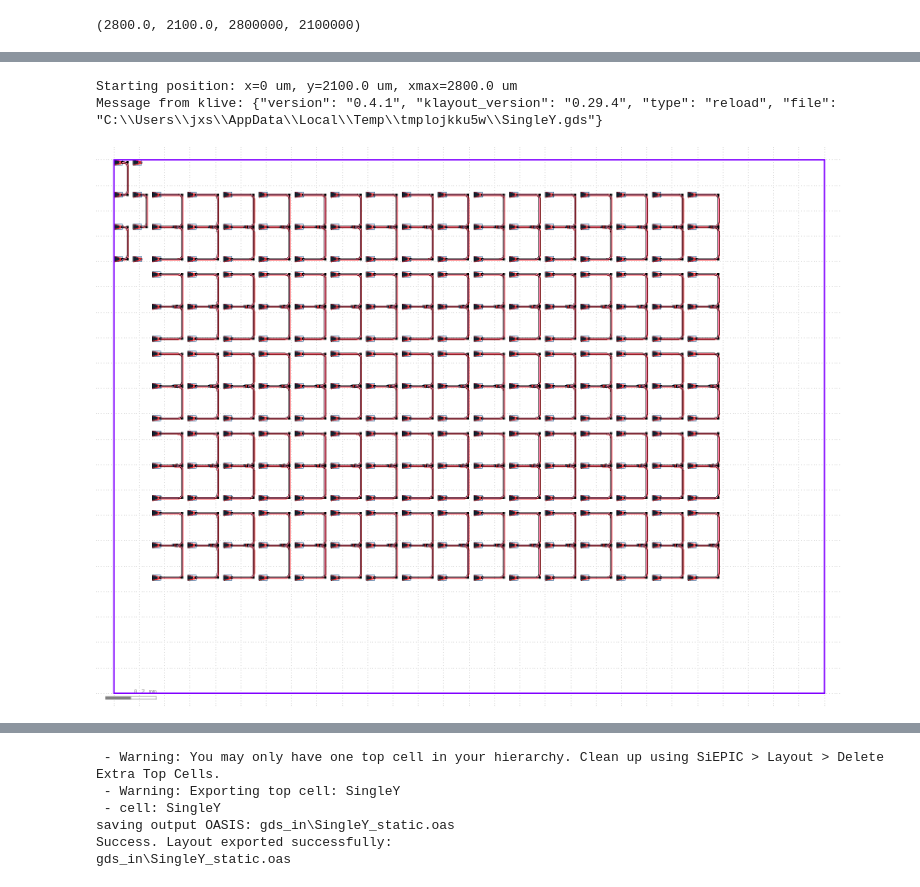
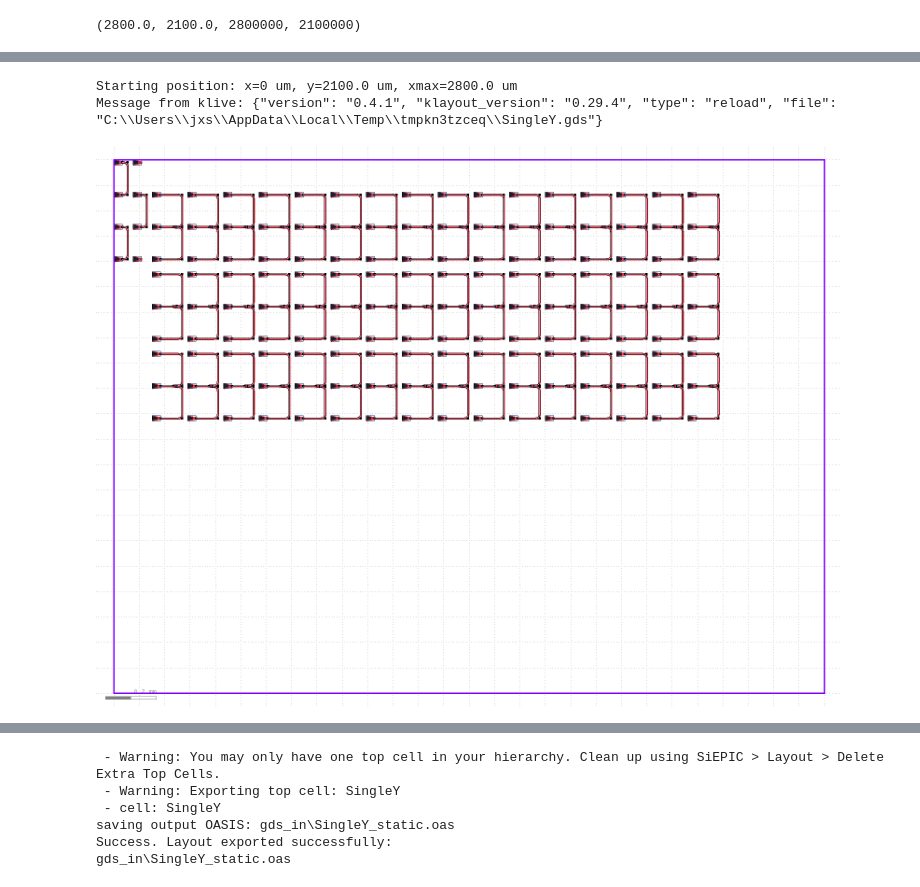
Before and after one commit to songjinx33/SiEPIC-Klayout-in-VSCode, a Jupyter notebook: floorplan_2603/ybranch_singleY.ipynb, the cells around one changed output, grey strips where cells are left out. Cells and saved outputs as stored; diff of their text form; code cells hidden in the pictures.

```diff
--- a/floorplan_2603/ybranch_singleY.ipynb
+++ b/floorplan_2603/ybranch_singleY.ipynb
@@ -611,7 +620,7 @@ device_cell_name_sequence = [
     # "ebeam_ybranch_te1550",
 ]
 
-N_repeat = 10
+N_repeat = 6
 x_initial = x
 
 for r in range(1, N_repeat + 1):
@@ -620,35 +629,35 @@ for r in range(1, N_repeat + 1):
         label = device_prefix+device_label_area+f"_{cellname}"
 
         x, y, xmax = ArbSplitter_single(
             x_pos_GC=x,
             y_pos_GC=y,
             x_initial=x_initial,
             cellname=cellname,
             device_label=label,
             xmax=xmax,
             num_gc=3,                  # or another number you want
             device_cell_name=dev_name,
             device_library=lib_name,
             device_params=None,
             device_rotation=pya.Trans.R0,
             device_x=None,
             device_y=None,
             device_port_in="opt1",
             device_port_out="opt2",
             gc_ports=None,
             wg_type=None,
             x_spacing=20.0,
             row_spacing=None,
             routing_to_device=None,
             routing_from_device=None,
         )
 
 top_cell.show()
 top_cell.plot()
 # %% [output]
 Starting position: x=0 um, y=2100.0 um, xmax=2800.0 um
-Message from klive: {"version": "0.4.1", "klayout_version": "0.29.4", "type": "reload", "file": "C:\\Users\\jxs\\AppData\\Local\\Temp\\tmplojkku5w\\SingleY.gds"}
+Message from klive: {"version": "0.4.1", "klayout_version": "0.29.4", "type": "reload", "file": "C:\\Users\\jxs\\AppData\\Local\\Temp\\tmpkn3tzceq\\SingleY.gds"}
-[figure, old version]
+[figure, new version]
 # %%
 
 # Generate right-side loopback alignment structures at the same y as left-side
```
Also changed, not shown: parts of 5 cells of this notebook, 25 other files.
